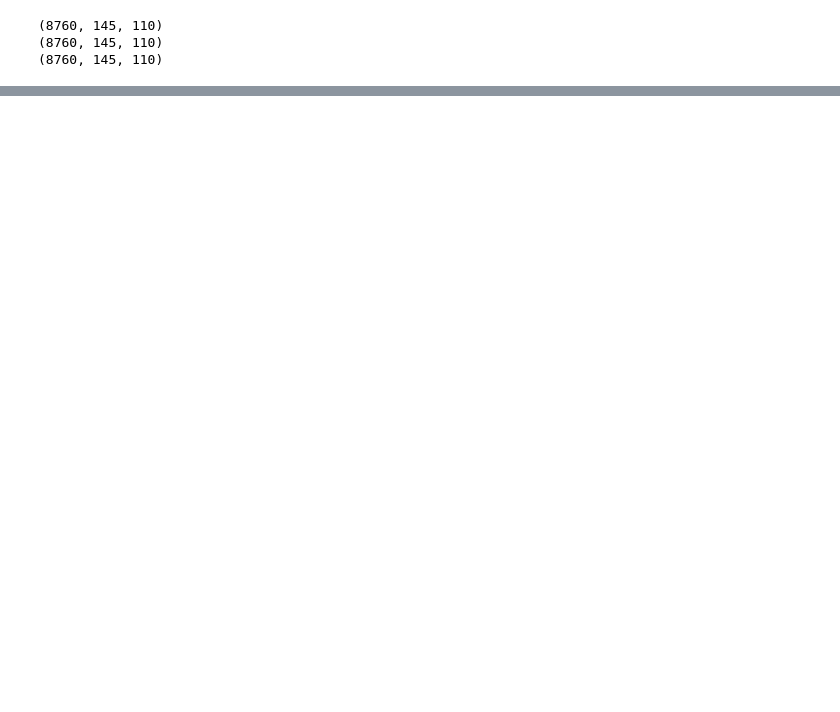
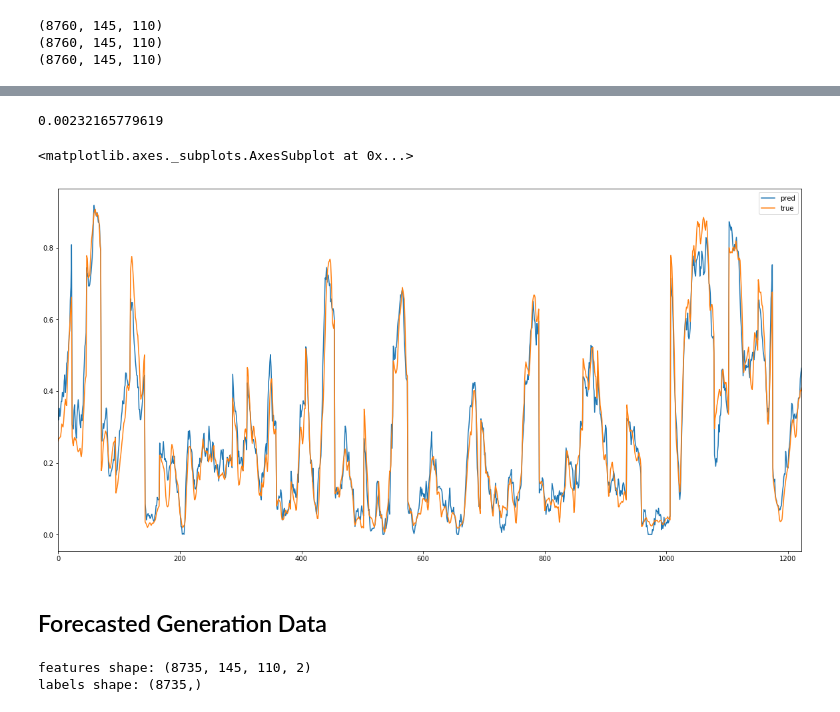
Before and after one commit to Octiembre80/DA-electricity-price-forecasting, a Jupyter notebook: renewables_model.ipynb, the cells around one changed output, grey strips where cells are left out. Saved outputs shown, nothing was run; the diff lists cells and outputs as text; code cells hidden in the pictures; blank space fills up the shorter version.

Commit message:
finished renewables model

```diff
--- a/renewables_model.ipynb
+++ b/renewables_model.ipynb
@@ -244,0 +280,7 @@ pd.DataFrame(hist.history).plot(figsize=(12, 8))
+# %%
+scaler = MinMaxScaler()
+stacked_features, output, index = align_transform_data(output.sum_wind, tensors, VARS, scaler, index)
+# %%
+X_train, X_valid, X_test, y_train, y_valid, y_test = prep.daily_train_valid_test_split(stacked_features, output,
+                                                                                  index,
+                                                                                  ret_test_index=False)
@@ -244,0 +341,16 @@ pd.DataFrame(hist.history).plot(figsize=(12, 8))
+# %%
+model = load_model('./models/renewable_pred_wind.hdf5')
+pred = model.predict(X_test)
+# %%
+df = pd.DataFrame({'pred':pred.flatten(), 'true':y_test.flatten()})
+# %%
+print(mean_squared_error(y_test, pred))
+# %% [output]
+0.00232165779619
+# %%
+df.plot(figsize=(20,10))
+# %% [output]
+<matplotlib.axes._subplots.AxesSubplot at 0x...>
+[figure, added]
+# %% [markdown]
+## Forecasted Generation Data
@@ -244,0 +363,6 @@ pd.DataFrame(hist.history).plot(figsize=(12, 8))
+# %%
+scaler = MinMaxScaler()
+stacked_features, output, index = prep.align_transform_data(output.sum_wind, tensors, VARS, scaler, index)
+# %% [output]
+features shape: (8735, 145, 110, 2)
+labels shape: (8735,)
```
Also changed, not shown: parts of 69 cells of this notebook, 7 other files.
